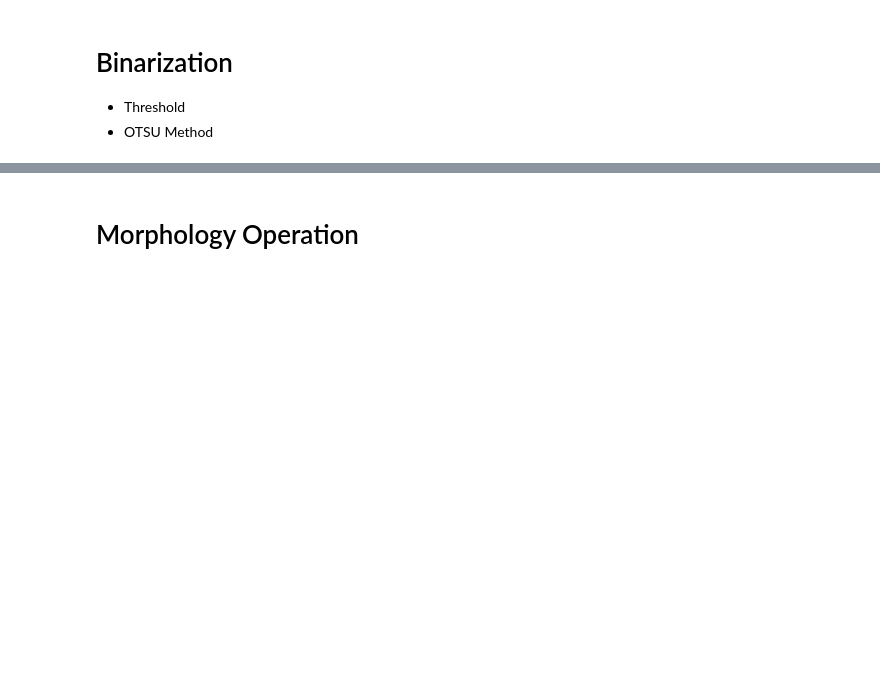
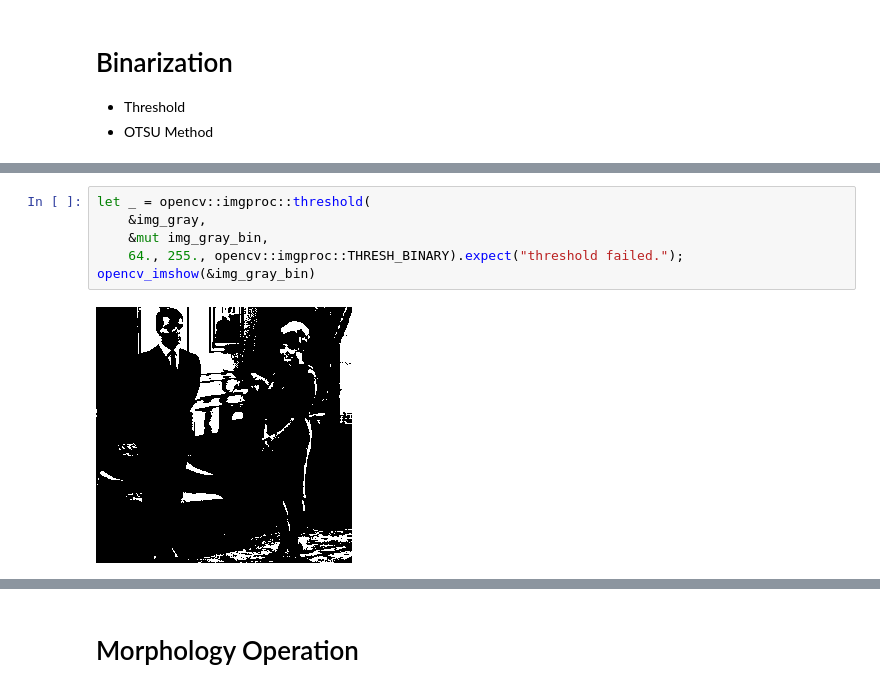
Before and after one commit to noxowl/KU15627-Computer-Vision, a Jupyter notebook: 01_basic_image_processing.ipynb, the cells around one changed output, grey strips where cells are left out. Drawn from its saved outputs; the diff is of its cells as text; blank space fills up the shorter version.

```diff
--- a/01_basic_image_processing.ipynb
+++ b/01_basic_image_processing.ipynb
@@ -206,0 +221,8 @@ gray_hist(img.clone().to_owned())
+# %%
+let _ = opencv::imgproc::threshold(
+    &img_gray,
+    &mut img_gray_bin,
+    64., 255., opencv::imgproc::THRESH_BINARY).expect("threshold failed.");
+opencv_imshow(&img_gray_bin)
+# %% [output]
+[figure, added]
```
Also changed, not shown: parts of 21 cells of this notebook.
